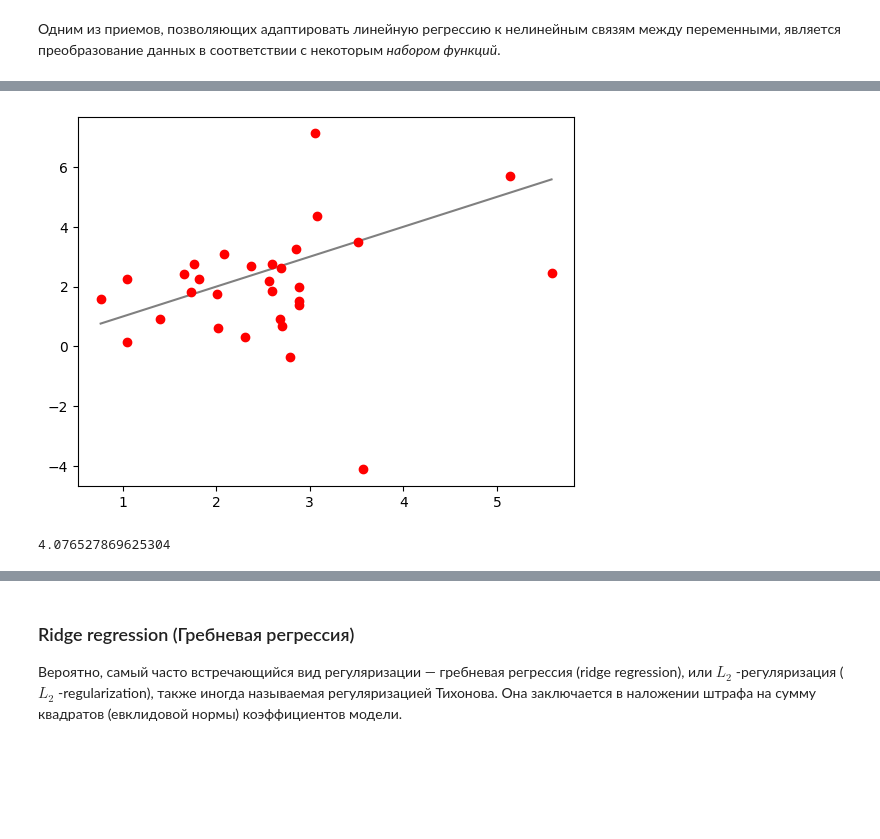
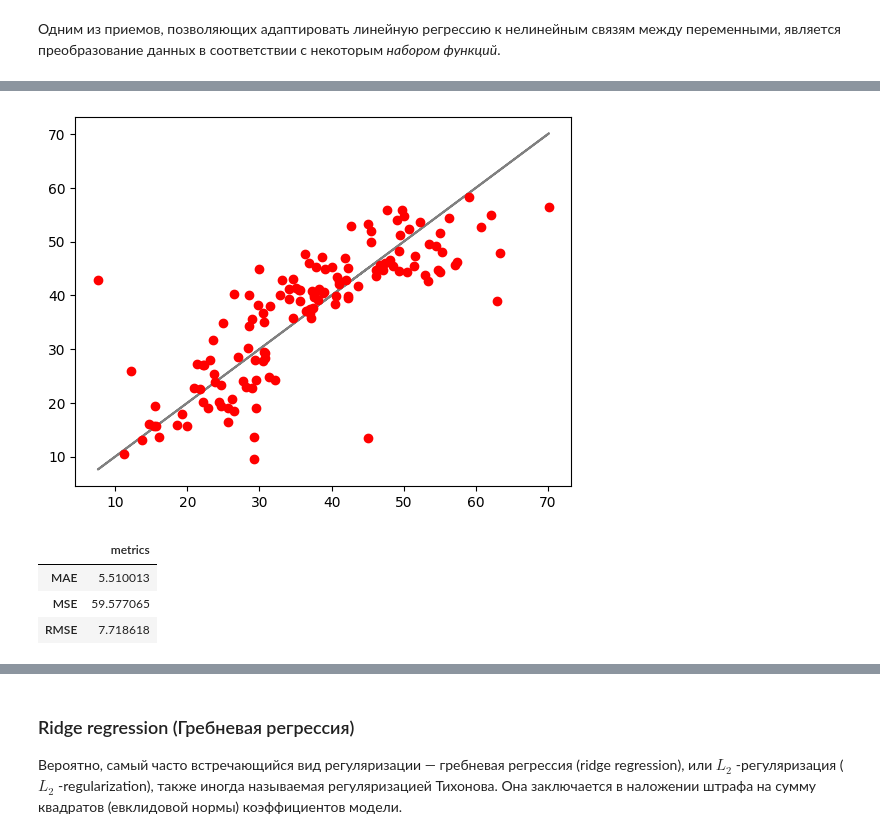
Before and after one commit to SergeyMalashenko/MachineLearning_Summer_2023, a Jupyter notebook: seminars/8/seminar_8.ipynb, the cells around one changed output, grey strips where cells are left out. Drawn from its saved outputs; the diff is of its cells as text; code cells hidden in the pictures; blank space fills up the shorter version.

```diff
--- a/seminars/8/seminar_8.ipynb
+++ b/seminars/8/seminar_8.ipynb
@@ -59,8 +39,12 @@ Prostate Cancer Dataset (Набор данных рака предстатель
 # %%
-path = "data/prostate.csv"
-X = pd.read_csv(path, sep="\t").iloc[:, 1:]
-X_train, y_train = get_features_and_label(X, "T")
-X_test , y_test  = get_features_and_label(X, "F")
+from sklearn.model_selection import train_test_split
 
-print(type(X_train))
+#path = "data/prostate.csv"
+path = "data/real_estate.csv"
+X = pd.read_csv(path, index_col='No')
+y = X.pop('Y house price of unit area')
+
+X_train, X_test, y_train, y_test = train_test_split(X, y, test_size=0.33, random_state=42)
+
+X.head()
 # %% [output]
@@ -106,12 +96,18 @@ $$
 # %%
 # LinearRegression
 current_model = linear_model.LinearRegression()
-current_model.fit(X_train_scaled, y_train)
-y_pred =  current_model.predict(X_test_scaled)
+current_model.fit(X_train, y_train)
+y_pred =  current_model.predict(X_test)
 
 plt.plot(y_test.values, y_test.values,color='grey')
 plt.plot(y_test.values, y_pred, 'or', color='red' )
 plt.show()
 
-mean_squared_error(y_test, y_pred)
+#mean_squared_error(y_test, y_pred)
+
+MAE  = mean_absolute_error(y_test,y_pred)
+MSE  = mean_squared_error (y_test,y_pred)
+RMSE = np.sqrt(MSE)
+
+pd.DataFrame([MAE, MSE ,RMSE],index=['MAE', 'MSE', 'RMSE'], columns=['metrics'])
 # %% [output]
@@ -140,17 +156,22 @@ $$
 # %%
-from sklearn.preprocessing import PolynomialFeatures
-
 current_model = make_pipeline(PolynomialFeatures(2), linear_model.LinearRegression())
-current_model.fit(X_train_scaled, y_train)
-y_pred =  current_model.predict(X_test_scaled)
+current_model.fit(X_train, y_train)
+y_pred =  current_model.predict(X_test)
 
 plt.plot(y_test.values, y_test.values,color='grey')
 plt.plot(y_test.values, y_pred, 'or', color='red' )
 plt.show()
 
-mean_squared_error(y_test, y_pred)
+MAE  = mean_absolute_error(y_test,y_pred)
+MSE  = mean_squared_error (y_test,y_pred)
+RMSE = np.sqrt(MSE)
+
+pd.DataFrame([MAE, MSE ,RMSE],index=['MAE', 'MSE', 'RMSE'], columns=['metrics'])
 # %% [output]
-[figure, old version]
+[figure, new version]
-4.076527869625304
+|  | metrics |
+| MAE | 5.510013 |
+| MSE | 59.577065 |
+| RMSE | 7.718618 |
 # %% [markdown]
 #### Пользовательские функции (Custom features)
```
Also changed, not shown: parts of 19 cells of this notebook, 1 other file.
